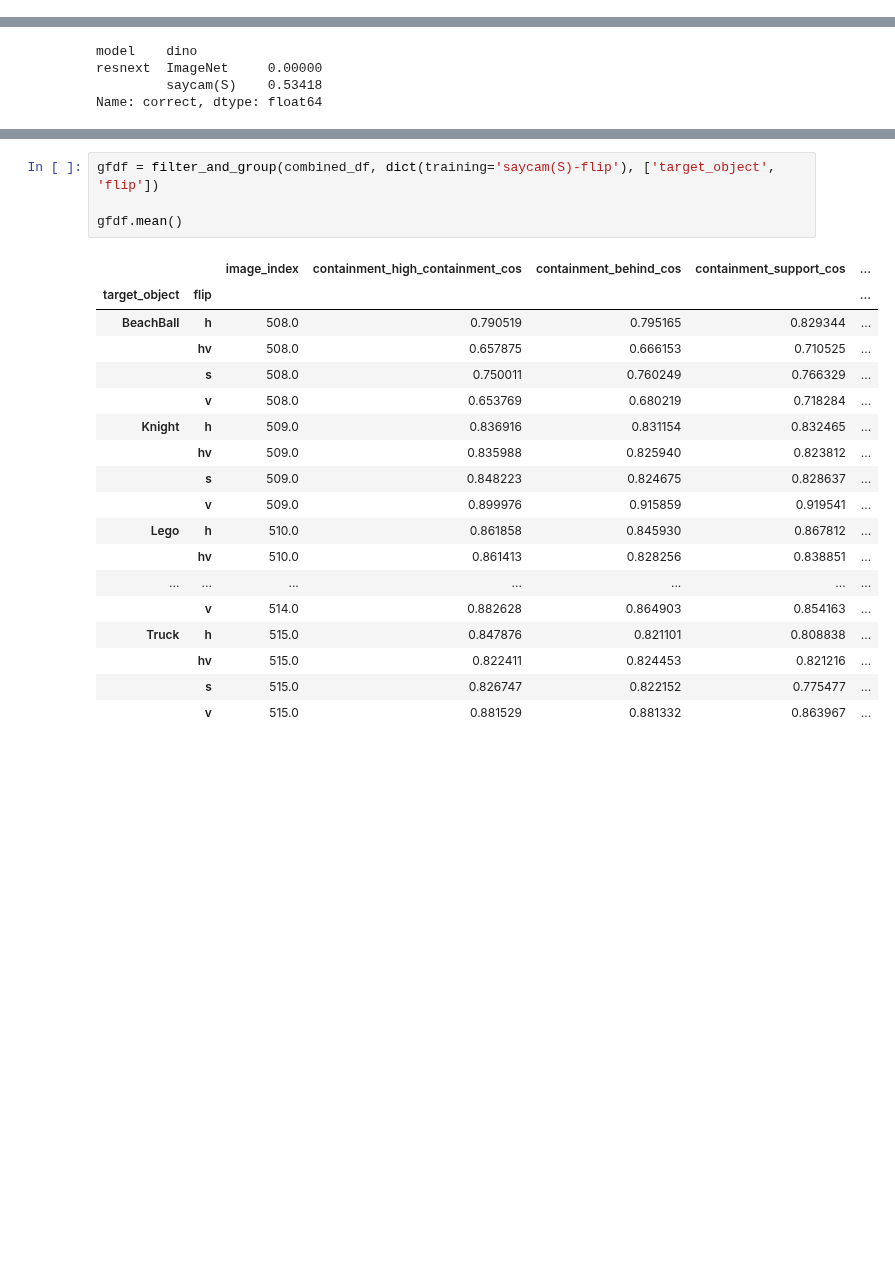
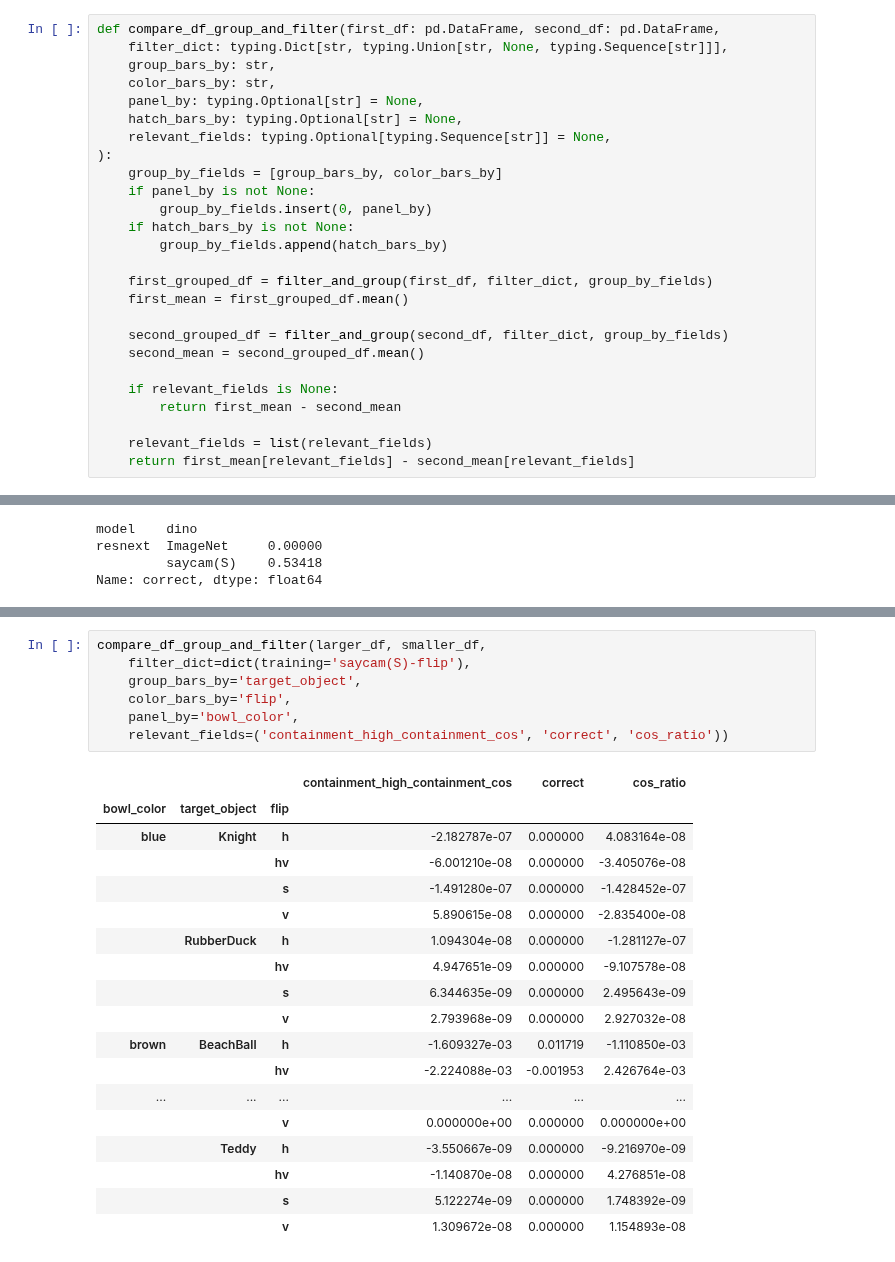
Before and after one commit to guydav/simple-relational-reasoning, a Jupyter notebook: notebooks/ContainmentSupportAnalysis.ipynb, the cells around one changed output, grey strips where cells are left out. Drawn from its saved outputs; the diff is of its cells as text; blank space fills up the shorter version.

```diff
--- a/notebooks/ContainmentSupportAnalysis.ipynb
+++ b/notebooks/ContainmentSupportAnalysis.ipynb
@@ -595,0 +597,26 @@ combined_df.head()
+# %%
+def compare_df_group_and_filter(first_df: pd.DataFrame, second_df: pd.DataFrame,
+    filter_dict: typing.Dict[str, typing.Union[str, None, typing.Sequence[str]]],
+    group_bars_by: str,
+    color_bars_by: str,
+    panel_by: typing.Optional[str] = None,
+    hatch_bars_by: typing.Optional[str] = None,
+    relevant_fields: typing.Optional[typing.Sequence[str]] = None,
+):
+    group_by_fields = [group_bars_by, color_bars_by]
+    if panel_by is not None:
+        group_by_fields.insert(0, panel_by)
+    if hatch_bars_by is not None:
+        group_by_fields.append(hatch_bars_by)
+
+    first_grouped_df = filter_and_group(first_df, filter_dict, group_by_fields)
+    first_mean = first_grouped_df.mean()
+
+    second_grouped_df = filter_and_group(second_df, filter_dict, group_by_fields)
+    second_mean = second_grouped_df.mean()
+
+    if relevant_fields is None:
+        return first_mean - second_mean
+
+    relevant_fields = list(relevant_fields)
+    return first_mean[relevant_fields] - second_mean[relevant_fields]
@@ -805,23 +959,26 @@ multiple_bar_plots(combined_df,
 # %%
-gfdf = filter_and_group(combined_df, dict(training='saycam(S)-flip'), ['target_object', 'flip'])
-
-gfdf.mean()
+compare_df_group_and_filter(larger_df, smaller_df,
+    filter_dict=dict(training='saycam(S)-flip'),
+    group_bars_by='target_object',
+    color_bars_by='flip',
+    panel_by='bowl_color',
+    relevant_fields=('containment_high_containment_cos', 'correct', 'cos_ratio'))
 # %% [output]
-|  |  | image_index | containment_high_containment_cos | containment_behind_cos | containment_support_cos | ... |
-| target_object | flip |  |  |  |  | ... |
-| BeachBall | h | 508.0 | 0.790519 | 0.795165 | 0.829344 | ... |
-|  | hv | 508.0 | 0.657875 | 0.666153 | 0.710525 | ... |
-|  | s | 508.0 | 0.750011 | 0.760249 | 0.766329 | ... |
-|  | v | 508.0 | 0.653769 | 0.680219 | 0.718284 | ... |
-| Knight | h | 509.0 | 0.836916 | 0.831154 | 0.832465 | ... |
-|  | hv | 509.0 | 0.835988 | 0.825940 | 0.823812 | ... |
-|  | s | 509.0 | 0.848223 | 0.824675 | 0.828637 | ... |
-|  | v | 509.0 | 0.899976 | 0.915859 | 0.919541 | ... |
-| Lego | h | 510.0 | 0.861858 | 0.845930 | 0.867812 | ... |
-|  | hv | 510.0 | 0.861413 | 0.828256 | 0.838851 | ... |
-| ... | ... | ... | ... | ... | ... | ... |
-|  | v | 514.0 | 0.882628 | 0.864903 | 0.854163 | ... |
-| Truck | h | 515.0 | 0.847876 | 0.821101 | 0.808838 | ... |
-|  | hv | 515.0 | 0.822411 | 0.824453 | 0.821216 | ... |
-|  | s | 515.0 | 0.826747 | 0.822152 | 0.775477 | ... |
-|  | v | 515.0 | 0.881529 | 0.881332 | 0.863967 | ... |
+|  |  |  | containment_high_containment_cos | correct | cos_ratio |
+| bowl_color | target_object | flip |  |  |  |
+| blue | Knight | h | -2.182787e-07 | 0.000000 | 4.083164e-08 |
+|  |  | hv | -6.001210e-08 | 0.000000 | -3.405076e-08 |
+|  |  | s | -1.491280e-07 | 0.000000 | -1.428452e-07 |
+|  |  | v | 5.890615e-08 | 0.000000 | -2.835400e-08 |
+|  | RubberDuck | h | 1.094304e-08 | 0.000000 | -1.281127e-07 |
+|  |  | hv | 4.947651e-09 | 0.000000 | -9.107578e-08 |
+|  |  | s | 6.344635e-09 | 0.000000 | 2.495643e-09 |
+|  |  | v | 2.793968e-09 | 0.000000 | 2.927032e-08 |
+| brown | BeachBall | h | -1.609327e-03 | 0.011719 | -1.110850e-03 |
+|  |  | hv | -2.224088e-03 | -0.001953 | 2.426764e-03 |
+| ... | ... | ... | ... | ... | ... |
+|  |  | v | 0.000000e+00 | 0.000000 | 0.000000e+00 |
+|  | Teddy | h | -3.550667e-09 | 0.000000 | -9.216970e-09 |
+|  |  | hv | -1.140870e-08 | 0.000000 | 4.276851e-08 |
+|  |  | s | 5.122274e-09 | 0.000000 | 1.748392e-09 |
+|  |  | v | 1.309672e-08 | 0.000000 | 1.154893e-08 |
```
Also changed, not shown: parts of 18 cells of this notebook, 2 other files.
